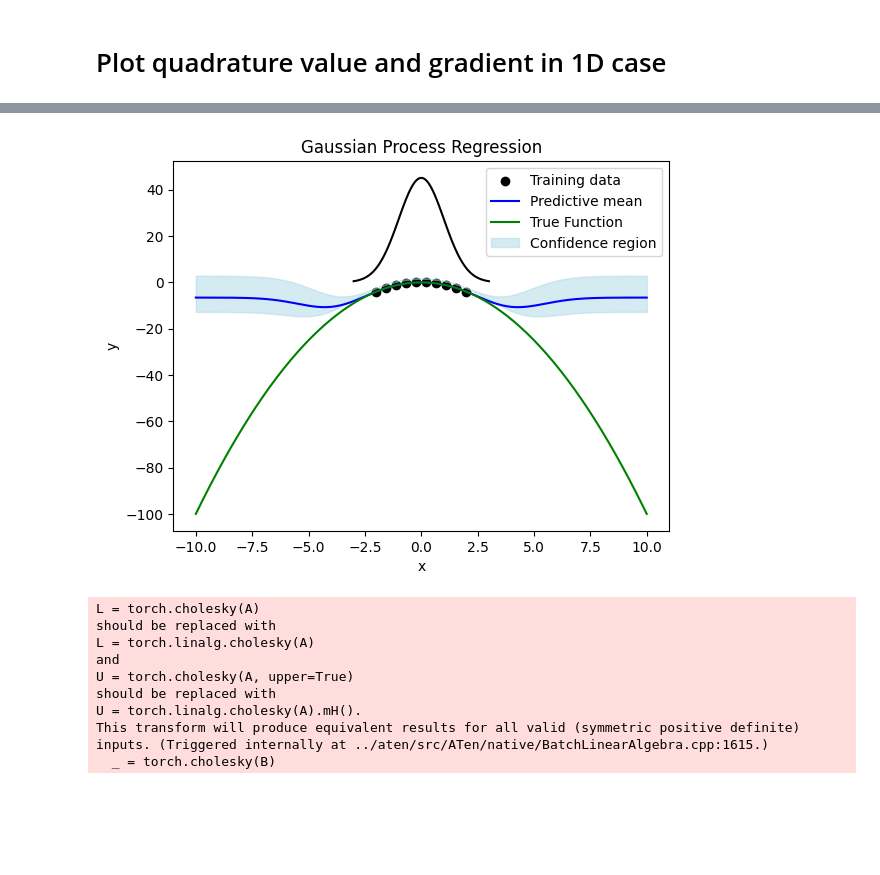
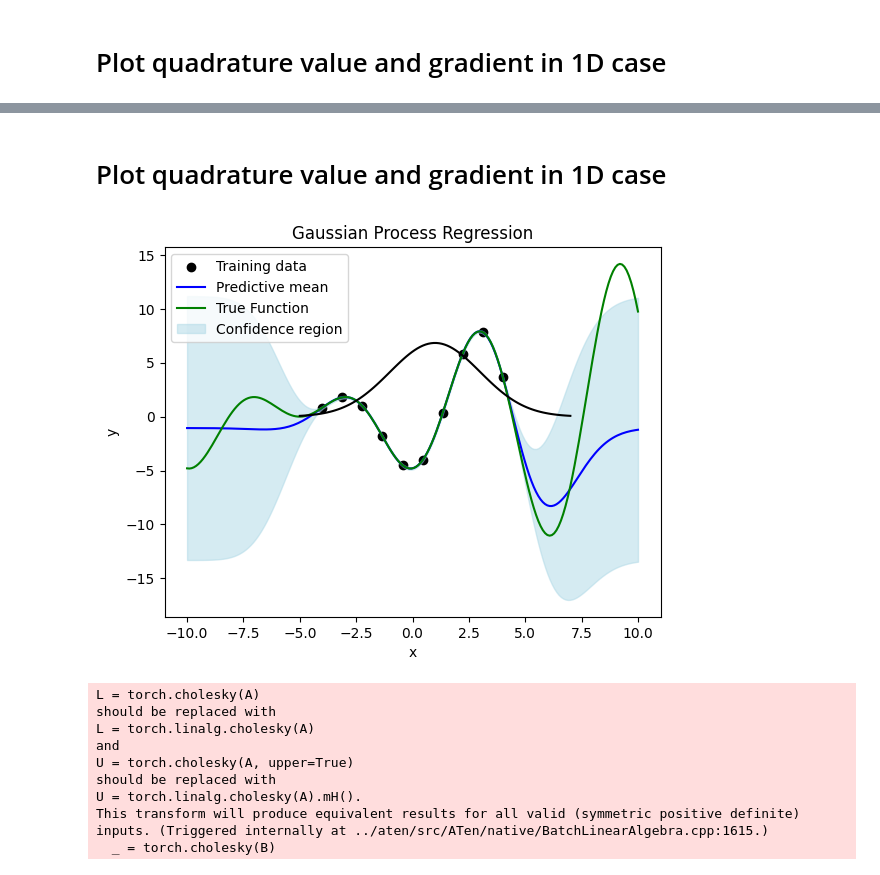
Before and after one commit to pierreosselin/ProbNES, a Jupyter notebook: notebook/illustration_quadrature.ipynb, the cells around one changed output, grey strips where cells are left out. Drawn from its saved outputs; the diff is of its cells as text; code cells hidden in the pictures; blank space fills up the shorter version.

```diff
--- a/notebook/illustration_quadrature.ipynb
+++ b/notebook/illustration_quadrature.ipynb
@@ -11,6 +11,7 @@ from torch.distributions.multivariate_normal import MultivariateNormal
 import matplotlib.pyplot as plt
 import scipy.stats as stats
 from tqdm import tqdm
+from module.utils import nearestPD
 
 def plot_GP_fit(model, distribution, train_X, targets, obj, normalize=False, lb=-10., up=10., mean_Y=None, std_Y=None):
     """ Plot the figures corresponding to the Gaussian process fit
@@ -25,7 +26,7 @@ def plot_GP_fit(model, distribution, train_X, targets, obj, normalize=False, lb=
 
     if normalize:
         predictions = predictions*float(std_Y) + float(mean_Y)
-        lower, upper = lower*float(std_Y), upper*float(std_Y)
+        lower, upper = lower*float(std_Y) + float(mean_Y), upper*float(std_Y) + float(mean_Y)
         targets = targets*float(std_Y) + float(mean_Y)
     value_ = (obj(test_x.unsqueeze(-1))).flatten()
 
@@ -48,48 +238,51 @@ def plot_GP_fit(model, distribution, train_X, targets, obj, normalize=False, lb=
+# %% [markdown]
+# Plot quadrature value and gradient in 1D case
 # %%
-objective = lambda x: -x**2
+objective = lambda x: (x + 5) * torch.sin(x + 5)
+
 from botorch import fit_gpytorch_mll
 from gpytorch.mlls import ExactMarginalLogLikelihood
 from gpytorch.kernels import RBFKernel
 from gpytorch.kernels.scale_kernel import ScaleKernel
 from gpytorch.priors.torch_priors import GammaPrior
 
-mean_distrib, var_distrib = torch.tensor([0.]), torch.diag(torch.tensor([1.]))
+mean_distrib, var_distrib = torch.tensor([1.]), torch.diag(torch.tensor([2.]))
 quad_distrib = MultivariateNormal(mean_distrib, var_distrib)
 NORMALIZE = True
 
 n = 10
-bounds = 2
+bounds = 4
 lb, up= -10., 10.
 train_X = torch.linspace(-bounds,bounds, n, dtype=torch.float64).reshape(-1,1)
 train_Y = (objective(train_X)).sum(dim=1, keepdim=True)
 
 if NORMALIZE:
     mean_Y = torch.mean(train_Y, dim = 0)
     std_Y = torch.std(train_Y, dim = 0)
     train_Y = (train_Y - mean_Y)/std_Y
 else:
     mean_Y = None
-    std_Y =None
+    std_Y = None
 
 # RBF kernel + training
 covar_module = ScaleKernel(
                 RBFKernel(
                     ard_num_dims=train_X.shape[-1],
                     batch_shape=None,
                     lengthscale_prior=GammaPrior(3.0, 6.0),
                 ),
                 batch_shape=None,
                 outputscale_prior=GammaPrior(2.0, 0.15),
             )
 
 model = SingleTaskGP(train_X, train_Y, covar_module=covar_module)
 mll = ExactMarginalLogLikelihood(model.likelihood, model)
 fit_gpytorch_mll(mll)
 
 
 plot_GP_fit(model, quad_distrib, train_X, train_Y, objective, normalize=NORMALIZE, lb=lb, up=up, mean_Y=mean_Y, std_Y=std_Y)
 # %% [output]
-[figure, old version]
+[figure, new version]
 # %%
 quad = Quadrature(model=model,
             distribution=quad_distrib,
```
Also changed, not shown: parts of 15 cells of this notebook, 5 other files.
